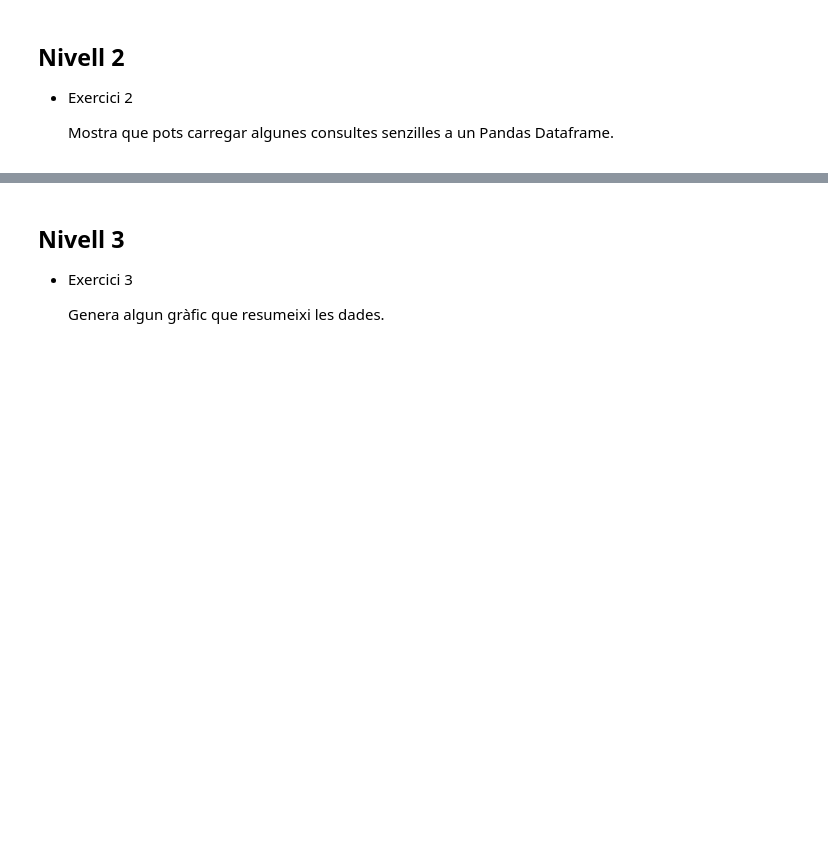
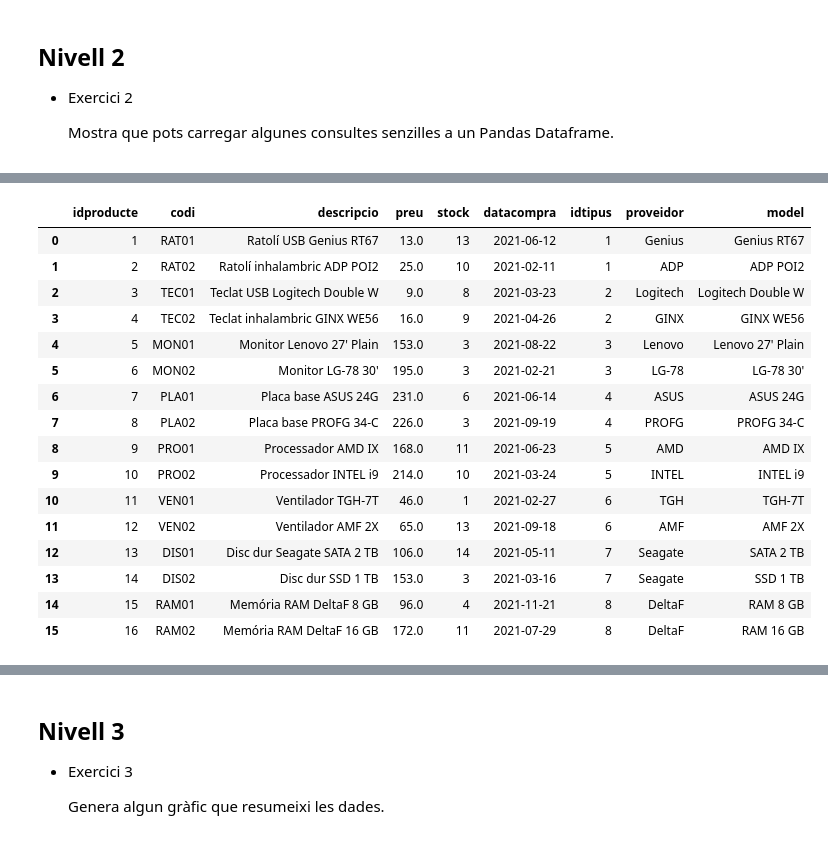
Before and after one commit to aribavertex/tasques_it_academy, a Jupyter notebook: _S17_T02_Bases_de_dades_relacionals.ipynb, the cells around one changed output, grey strips where cells are left out. Drawn from its saved outputs; the diff is of its cells as text; code cells hidden in the pictures; blank space fills up the shorter version.

```diff
--- a/_S17_T02_Bases_de_dades_relacionals.ipynb
+++ b/_S17_T02_Bases_de_dades_relacionals.ipynb
@@ -775,0 +764,22 @@ conn.close()
+# %%
+# select "productes" table
+sql_select = 'SELECT * FROM "productes"'
+pd.read_sql_query(sql_select,connection)
+# %% [output]
+|  | idproducte | codi | descripcio | preu | stock | datacompra | idtipus | proveidor | model |
+| 0 | 1 | RAT01 | Ratolí USB Genius RT67 | 13.0 | 13 | 2021-06-12 | 1 | Genius | Genius RT67 |
+| 1 | 2 | RAT02 | Ratolí inhalambric ADP POI2 | 25.0 | 10 | 2021-02-11 | 1 | ADP | ADP POI2 |
+| 2 | 3 | TEC01 | Teclat USB Logitech Double W | 9.0 | 8 | 2021-03-23 | 2 | Logitech | Logitech Double W |
+| 3 | 4 | TEC02 | Teclat inhalambric GINX WE56 | 16.0 | 9 | 2021-04-26 | 2 | GINX | GINX WE56 |
+| 4 | 5 | MON01 | Monitor Lenovo 27' Plain | 153.0 | 3 | 2021-08-22 | 3 | Lenovo | Lenovo 27' Plain |
+| 5 | 6 | MON02 | Monitor LG-78 30' | 195.0 | 3 | 2021-02-21 | 3 | LG-78 | LG-78 30' |
+| 6 | 7 | PLA01 | Placa base ASUS 24G | 231.0 | 6 | 2021-06-14 | 4 | ASUS | ASUS 24G |
+| 7 | 8 | PLA02 | Placa base PROFG 34-C | 226.0 | 3 | 2021-09-19 | 4 | PROFG | PROFG 34-C |
+| 8 | 9 | PRO01 | Processador AMD IX | 168.0 | 11 | 2021-06-23 | 5 | AMD | AMD IX |
+| 9 | 10 | PRO02 | Processador INTEL i9 | 214.0 | 10 | 2021-03-24 | 5 | INTEL | INTEL i9 |
+| 10 | 11 | VEN01 | Ventilador TGH-7T | 46.0 | 1 | 2021-02-27 | 6 | TGH | TGH-7T |
+| 11 | 12 | VEN02 | Ventilador AMF 2X | 65.0 | 13 | 2021-09-18 | 6 | AMF | AMF 2X |
+| 12 | 13 | DIS01 | Disc dur Seagate SATA 2 TB | 106.0 | 14 | 2021-05-11 | 7 | Seagate | SATA 2 TB |
+| 13 | 14 | DIS02 | Disc dur SSD 1 TB | 153.0 | 3 | 2021-03-16 | 7 | Seagate | SSD 1 TB |
+| 14 | 15 | RAM01 | Memória RAM DeltaF 8 GB | 96.0 | 4 | 2021-11-21 | 8 | DeltaF | RAM 8 GB |
+| 15 | 16 | RAM02 | Memória RAM DeltaF 16 GB | 172.0 | 11 | 2021-07-29 | 8 | DeltaF | RAM 16 GB |
```
Also changed, not shown: parts of 55 cells of this notebook.
